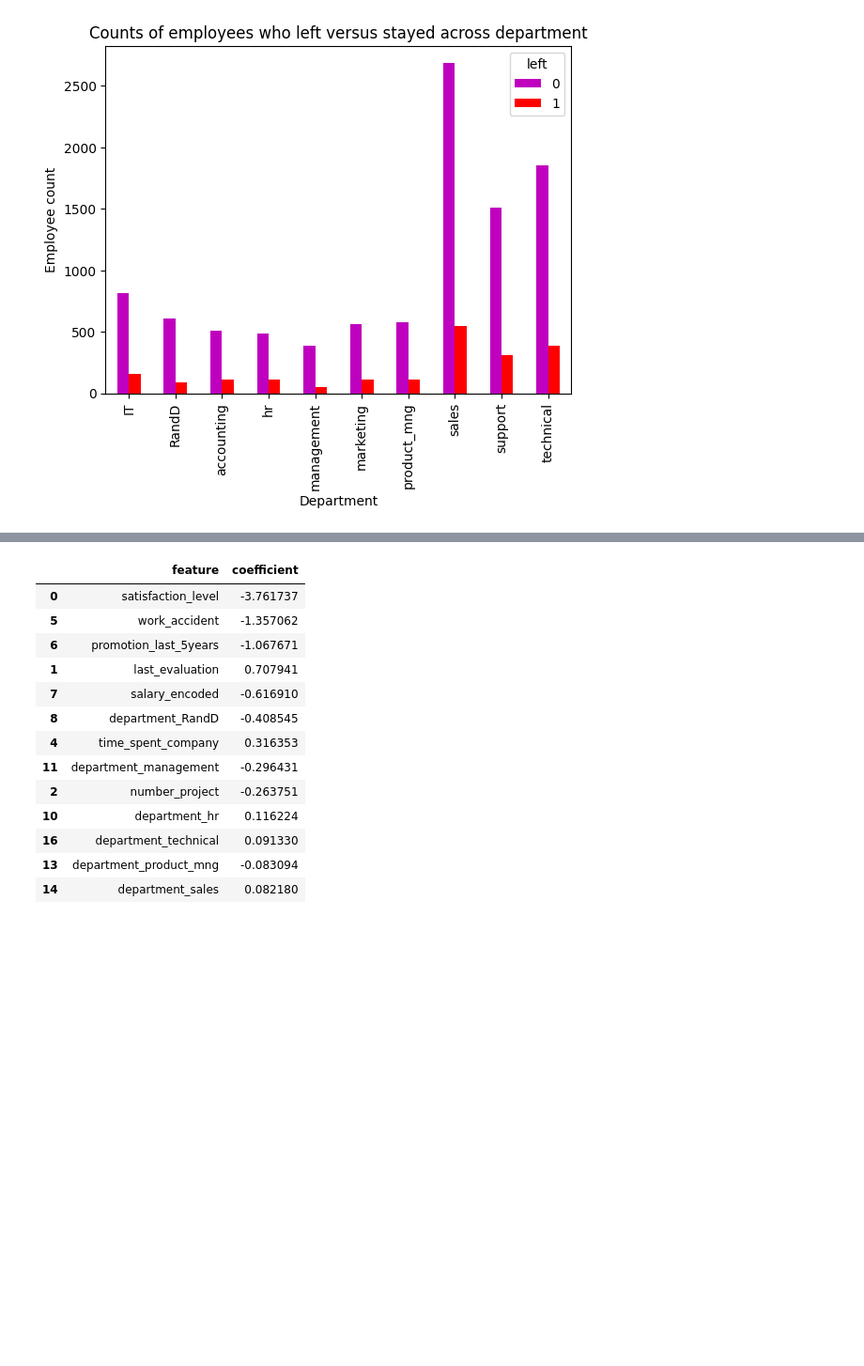
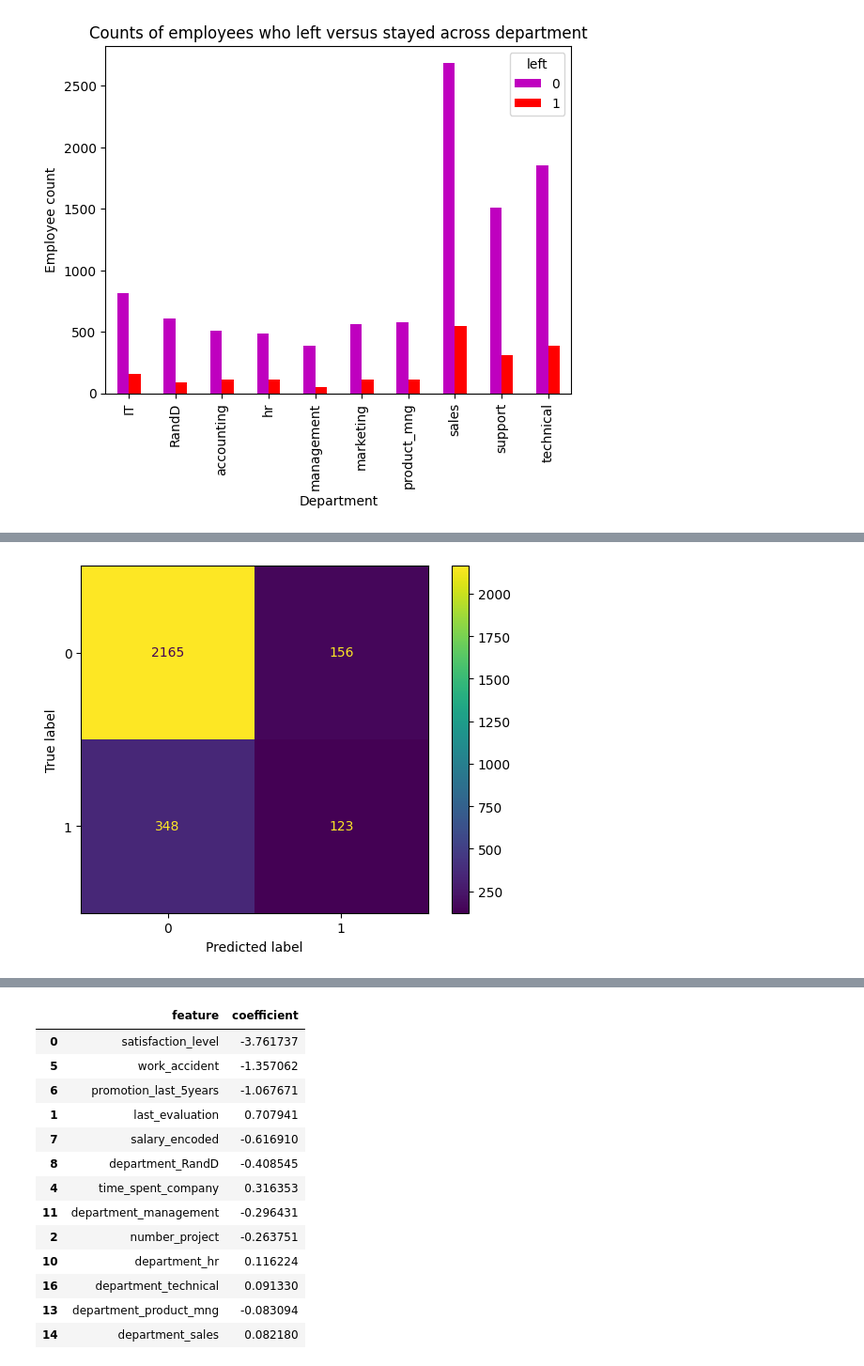
Before and after one commit to jeffyarias/ds-salifort-hr-attrition, a Jupyter notebook: Salifort Motors project lab.ipynb, the cells around one changed output, grey strips where cells are left out. Shown at 94% size. Drawn from its saved outputs; the diff is of its cells as text; code cells hidden in the pictures; blank space fills up the shorter version.

```diff
--- a/Salifort Motors project lab.ipynb
+++ b/Salifort Motors project lab.ipynb
@@ -447,4 +487,4 @@ plt.show()
 # %%
 # Define X and y
-X = df_model.drop("left", axis=1)
-y = df_model["left"]
+y = df_logreg['left']
+y.head()
@@ -450,0 +498,4 @@ y = df_model["left"]
+# %%
+# Selecting the features(indenpend variables) for use in the model
+X= df_logreg.drop('left', axis=1)
+X.head()
@@ -451,8 +509,8 @@ y = df_model["left"]
 # %%
 # Train-test split
-X_train, X_test, y_train, y_test = train_test_split(X, y, test_size=0.20, random_state=42, stratify=y)
+X_train, X_test, y_train, y_test = train_test_split(X, y, test_size=0.25, random_state=42, stratify=y)
 # %%
 # Fit the Logistic Regression Model
-log_reg = LogisticRegression(max_iter=1000)
+log_reg = LogisticRegression(max_iter=2000)
 log_reg.fit(X_train, y_train)
 # %% [output]
@@ -469,0 +524,15 @@ array([0, 0, 1, ..., 0, 1, 1])
+# %%
+# Confusion Matrix Plot
+log_cm = confusion_matrix(y_test, y_pred, labels=log_reg.classes_)
+
+# Create display of confusion matrix
+log_disp = ConfusionMatrixDisplay(confusion_matrix=log_cm,
+                                  display_labels=log_reg.classes_)
+
+# Plot confusion matrix
+log_disp.plot(values_format='')
+
+# Display plot
+plt.show()
+# %% [output]
+[figure, added]
```
Also changed, not shown: parts of 22 cells of this notebook.
